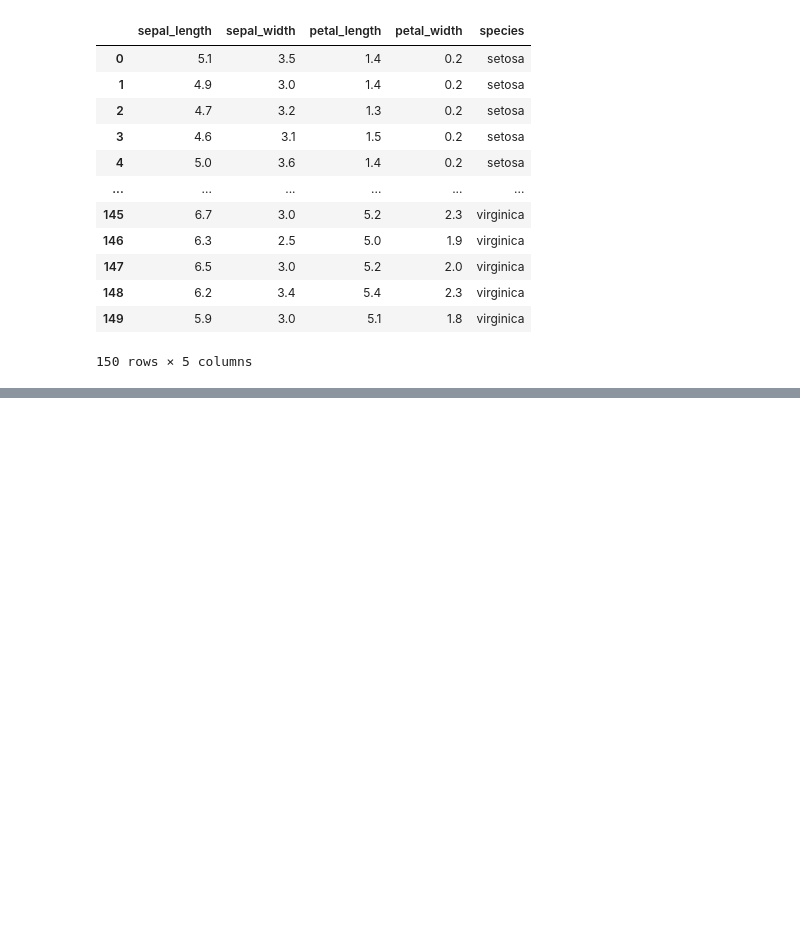
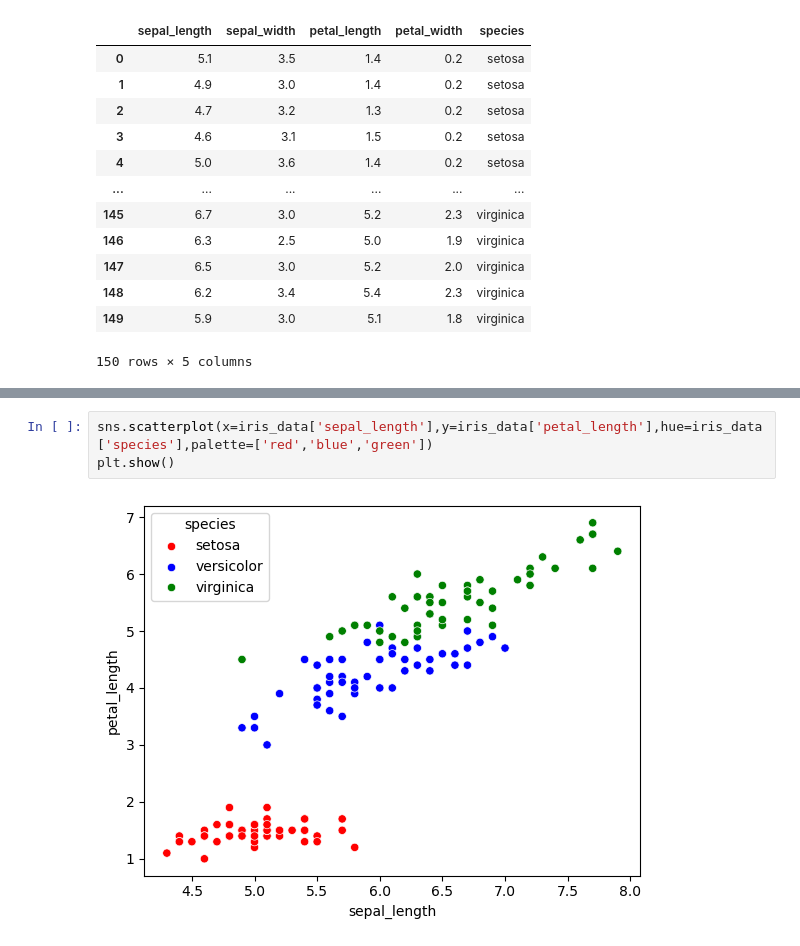
Before and after one commit to Rithvikreddy12/python_example_data_type, a Jupyter notebook: Datasets3.ipynb, the cells around one changed output, grey strips where cells are left out. Drawn from its saved outputs; the diff is of its cells as text; blank space fills up the shorter version.

```diff
--- a/Datasets3.ipynb
+++ b/Datasets3.ipynb
@@ -93,0 +101,5 @@ iqr=q3-q1
+# %%
+sns.scatterplot(x=iris_data['sepal_length'],y=iris_data['petal_length'],hue=iris_data['species'],palette=['red','blue','green'])
+plt.show()
+# %% [output]
+[figure, added]
```
Also changed, not shown: parts of 17 cells of this notebook.
